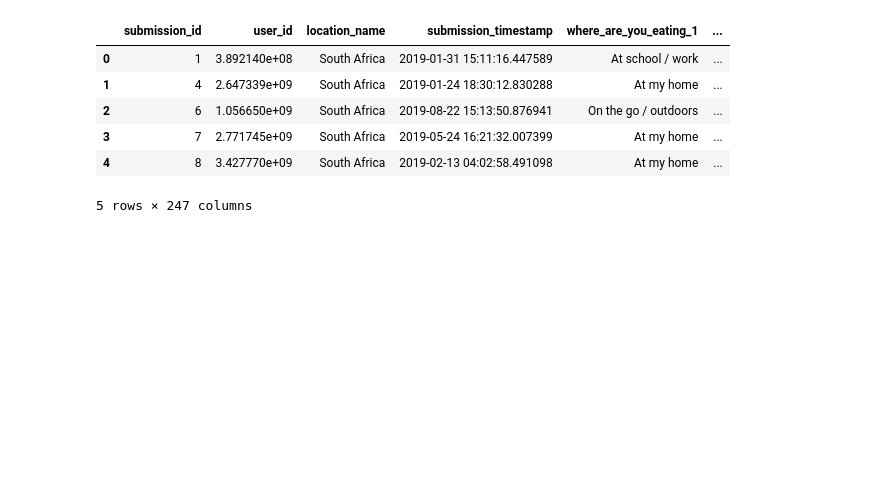
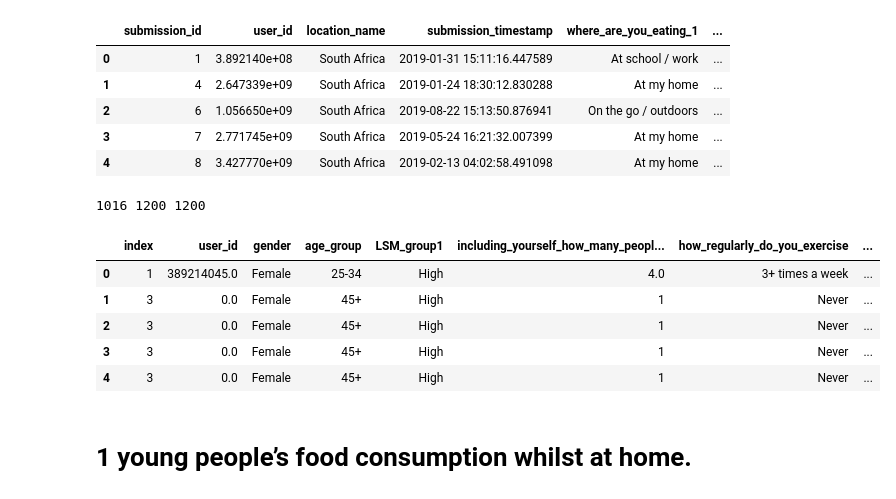
Before and after one commit to ahmed-isar/Streetbees-food-company, a Jupyter notebook: solution.ipynb, the cells around one changed output. Cells and saved outputs as stored; diff of their text form; code cells hidden in the pictures; blank space fills up the shorter version.

```diff
--- a/solution.ipynb
+++ b/solution.ipynb
@@ -10,6 +10,8 @@ log_path = 'Logs_clean.csv'
 
 background_df = pd.read_csv(background_path)
 log_df = pd.read_csv(log_path)
+# %%
+pd.set_option('display.max_columns', 500)
 # %%
 background_df.head()
 # %% [output]
@@ -31,3 +35,9 @@ log_df.head()
+# %%
+background_df.age_group.replace(to_replace={'26-35': '25-34',
+                                           '36-45': '35-44',
+                                           '46-55': '45+',
+                                           '56+': '45+'},
+                                inplace=True)
 # %%
 def get_index_in_set(set_val, item):
     index = 0
@@ -107,6 +96,7 @@ for col_name in list_columns:
     del log_df[col_name]
     log_df = log_df.join(multi_hot)
 # %%
+del log_df['where_are_you_eating_2']
 log_df.head()
 # %% [output]
 |  | submission_id | user_id | location_name | submission_timestamp | where_are_you_eating_1 | ... |
@@ -115,4 +105,17 @@ log_df.head()
 | 2 | 6 | 1.056650e+09 | South Africa | 2019-08-22 15:13:50.876941 | On the go / outdoors | ... |
 | 3 | 7 | 2.771745e+09 | South Africa | 2019-05-24 16:21:32.007399 | At my home | ... |
 | 4 | 8 | 3.427770e+09 | South Africa | 2019-02-13 04:02:58.491098 | At my home | ... |
-5 rows × 247 columns
+# %%
+all_data = background_df.merge(log_df, left_on='user_id', right_on='user_id')
+print(background_df.shape[0], log_df.shape[0], all_data.shape[0])
+all_data.head()
+# %% [output]
+1016 1200 1200
+|  | index | user_id | gender | age_group | LSM_group1 | including_yourself_how_many_peopl... | how_regularly_do_you_exercise | ... |
+| 0 | 1 | 389214045.0 | Female | 25-34 | High | 4.0 | 3+ times a week | ... |
+| 1 | 3 | 0.0 | Female | 45+ | High | 1 | Never | ... |
+| 2 | 3 | 0.0 | Female | 45+ | High | 1 | Never | ... |
+| 3 | 3 | 0.0 | Female | 45+ | High | 1 | Never | ... |
+| 4 | 3 | 0.0 | Female | 45+ | High | 1 | Never | ... |
+# %% [markdown]
+# 1 young people’s food consumption whilst at home.
```
Also changed, not shown: parts of 6 cells of this notebook.
